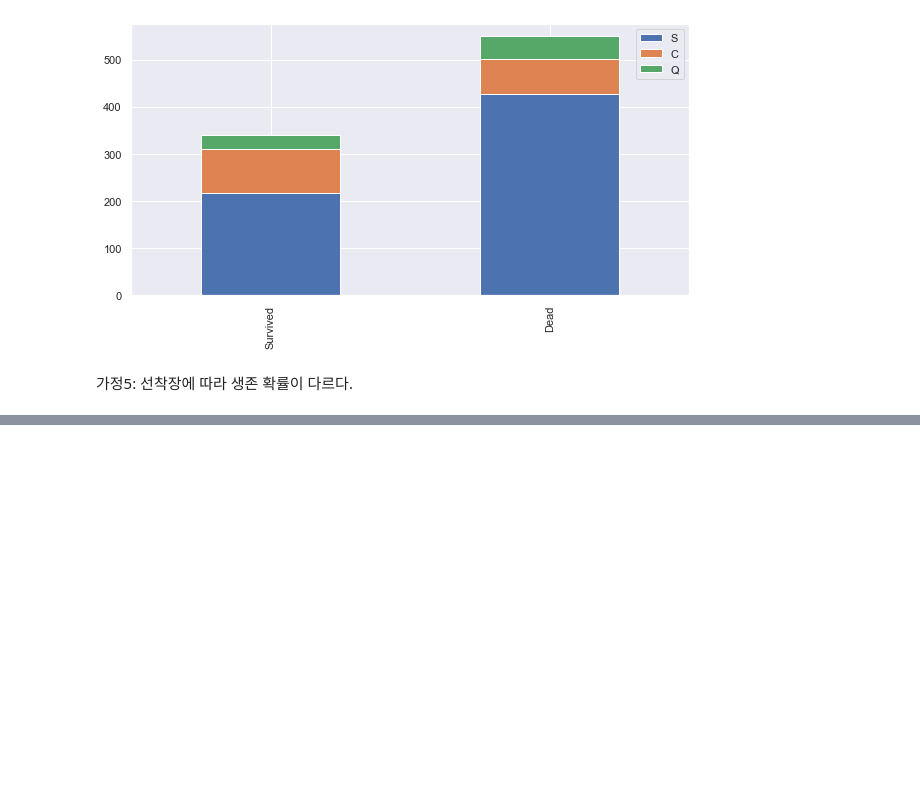
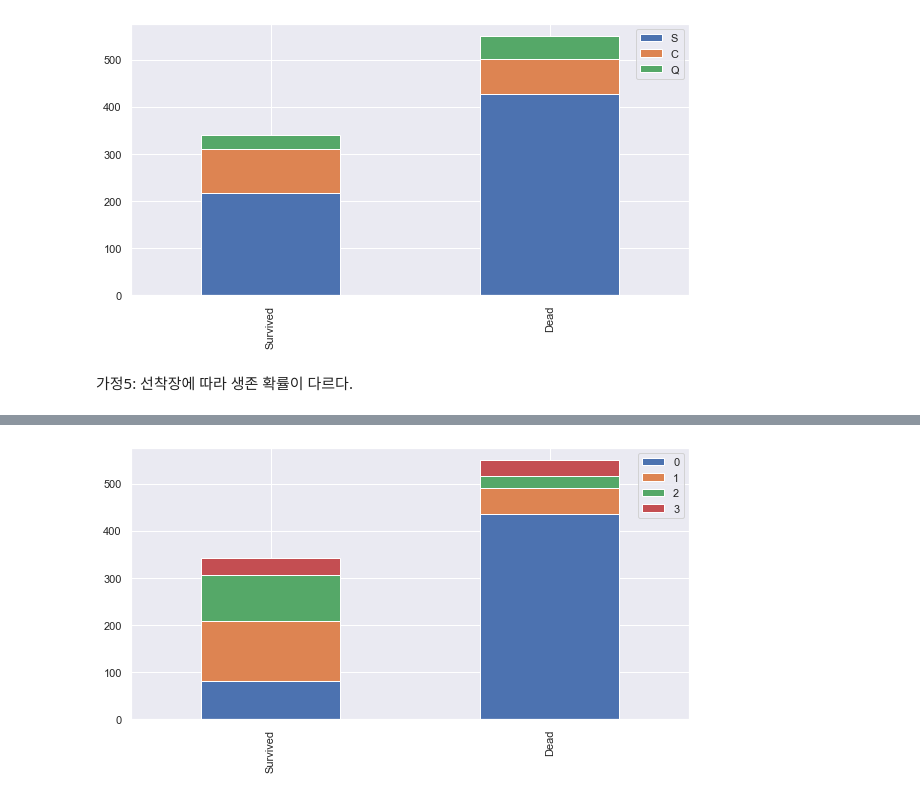
Before and after one commit to frtt0608/kaggle_solution, a Jupyter notebook: Titanic/Survivor_Prediction.ipynb, the cells around one changed output, grey strips where cells are left out. Saved outputs shown, nothing was run; the diff lists cells and outputs as text; code cells hidden in the pictures; blank space fills up the shorter version.

```diff
--- a/Titanic/Survivor_Prediction.ipynb
+++ b/Titanic/Survivor_Prediction.ipynb
@@ -181,0 +275,4 @@ make_barChart('Embarked')
+# %%
+make_barChart('Title')
+# %% [output]
+[figure, added]
```
Also changed, not shown: parts of 59 cells of this notebook.
